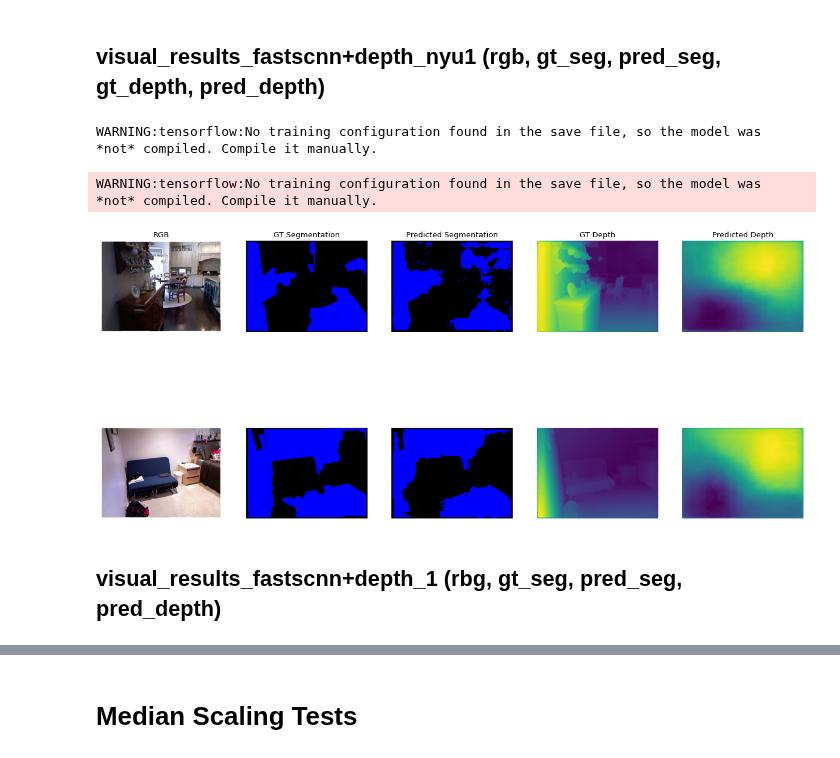
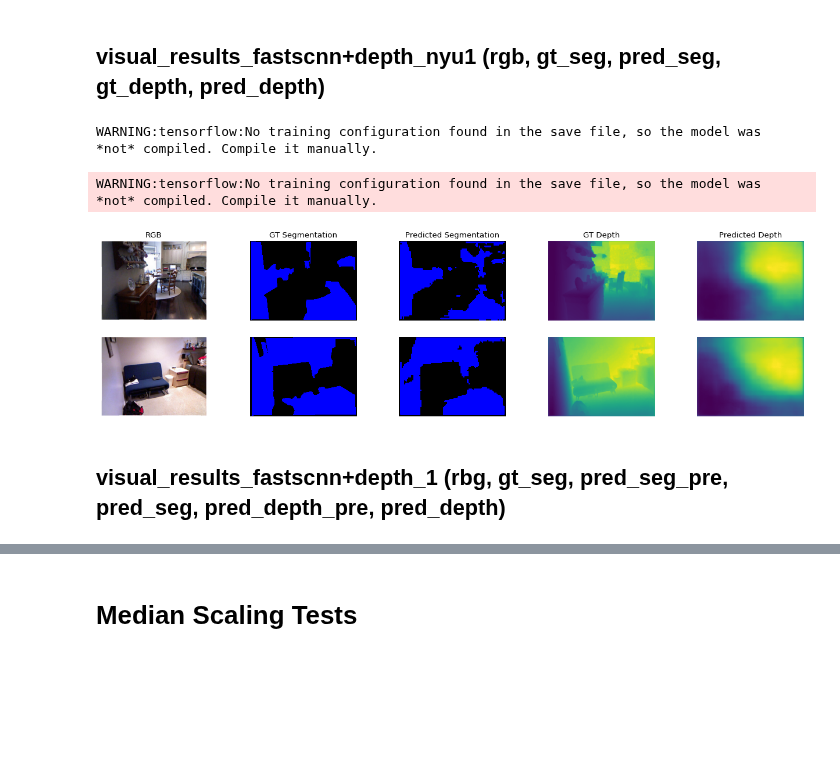
Before and after one commit to ethz-asl/background_foreground_segmentation, a Jupyter notebook: src/visualizations.ipynb, the cells around one changed output, grey strips where cells are left out. Saved outputs shown, nothing was run; the diff lists cells and outputs as text; code cells hidden in the pictures; blank space fills up the shorter version.

Commit message:
inverse standardization mode

```diff
--- a/src/visualizations.ipynb
+++ b/src/visualizations.ipynb
@@ -461,5 +535,5 @@ def preprocess_inverse(depth_label_orig):
 # %%
-# BoxCox + standardize
+# Power + standardize
 samples_iter1 = iter(nyu_depth_ds)
 samples_iter2 = iter(nyu_depth_ds)
 entries = list()
@@ -479,9 +553,9 @@ entries.append(entry2)
 
 i = 0
 rows = len(entries)
-figure0 = plt.figure(figsize=(20, 10), dpi=80)
+figure0 = plt.figure(figsize=(20, 5), dpi=80)
 
-model0 = tf.keras.models.load_model('/home/matthias/data/rss_2021_data/xavier_models/nyu_depth_pretraining_9/model_epoch_20.h5', custom_objects={'tf': tf})
+model0 = tf.keras.models.load_model('/home/matthias/data/rss_2021_data/xavier_models/nyu_depth_pretraining_14/model_epoch_65.h5', custom_objects={'tf': tf})
 for entry in entries:
     # RGB
     ax1 = plt.subplot(rows,5,i+1)
@@ -505,34 +579,34 @@ for entry in entries:
     ax1.imshow(pred[0,:,:], cmap=cmap2)
     if i == 0:
         ax1.set_title('Predicted Segmentation')
     # Depth label
     ax1 = plt.subplot(rows,5,i+4)
     plt.axis('off')
     depth_label_orig = entry['label']['distance']
-    depth_label_preproc = preprocess_inverse(depth_label_orig)
+    depth_label_preproc = preprocess_power_standardize(depth_label_orig)
     plot1 = ax1.imshow(depth_label_preproc)
     #plt.colorbar(plot1,ax=ax1)
     label_depth = tf.expand_dims(depth_label_preproc,0)
     if i == 0:
         ax1.set_title('GT Depth')
 
     # Depth predictions
     ax1 = plt.subplot(rows,5,i+5)
     plt.axis('off')
     depth = b[2]
     plot1 = ax1.imshow(depth[0,:,:])
     #plt.colorbar(plot1,ax=ax1)
     pred_depth = tf.expand_dims(depth[0,:,:],0)
     if i == 0:
         ax1.set_title('Predicted Depth')
 
     i+=5
 
 figure0.savefig("presentation_figures/visual_results_fastscnn+depth_nyu_1.pdf", bbox_inches='tight')
 figure0.savefig("presentation_figures/visual_results_fastscnn+depth_nyu_1.png", bbox_inches='tight')
 # %% [output]
 WARNING:tensorflow:No training configuration found in the save file, so the model was *not* compiled. Compile it manually.
 WARNING:tensorflow:No training configuration found in the save file, so the model was *not* compiled. Compile it manually.
-[figure, old version]
+[figure, new version]
 # %% [markdown]
-## visual_results_fastscnn+depth_1 (rbg, gt_seg, pred_seg, pred_depth)
+## visual_results_fastscnn+depth_1 (rbg, gt_seg, pred_seg_pre, pred_seg, pred_depth_pre, pred_depth)
```
Also changed, not shown: parts of 4 cells of this notebook, 3 other files.
